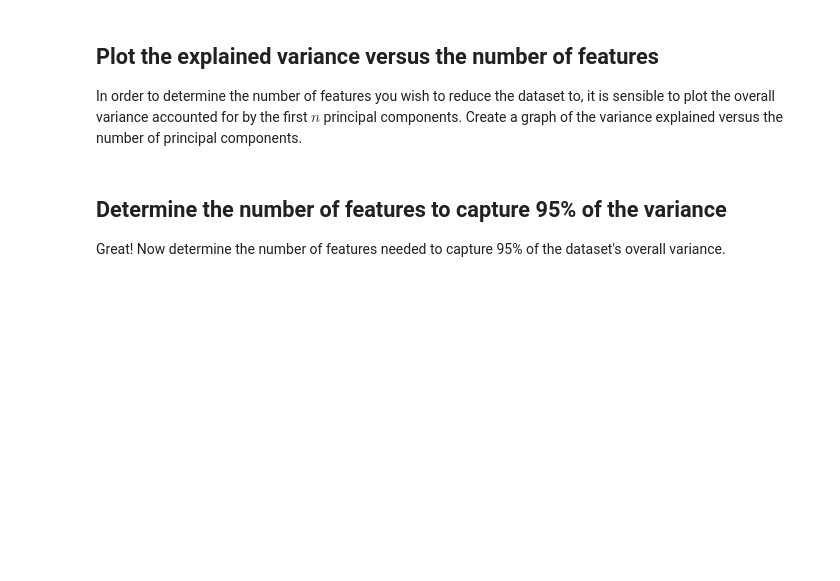
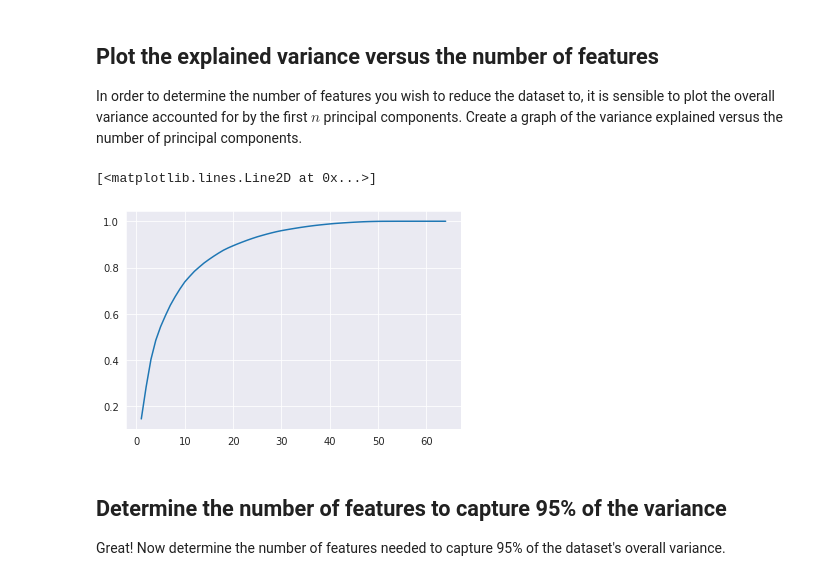
Before and after one commit to jbuenaseda/dsc-pca-and-digital-image-processing-lab-nyc-ds-033020, a Jupyter notebook: index.ipynb, the cells around one changed output. Saved outputs shown, nothing was run; the diff lists cells and outputs as text; code cells hidden in the pictures; blank space fills up the shorter version.

```diff
--- a/index.ipynb
+++ b/index.ipynb
@@ -126,7 +126,10 @@ X_pca = pca.fit_transform(X_train)
 In order to determine the number of features you wish to reduce the dataset to, it is sensible to plot the overall variance accounted for by the first $n$ principal components. Create a graph of the variance explained versus the number of principal components.
 # %%
 # Your code here
-plt.plot(range(1,65), pca.explained_varian)
+plt.plot(range(1,65), pca.explained_variance_ratio_.cumsum())
+# %% [output]
+[<matplotlib.lines.Line2D at 0x...>]
+[figure, added]
 # %% [markdown]
 ## Determine the number of features to capture 95% of the variance
 
```
